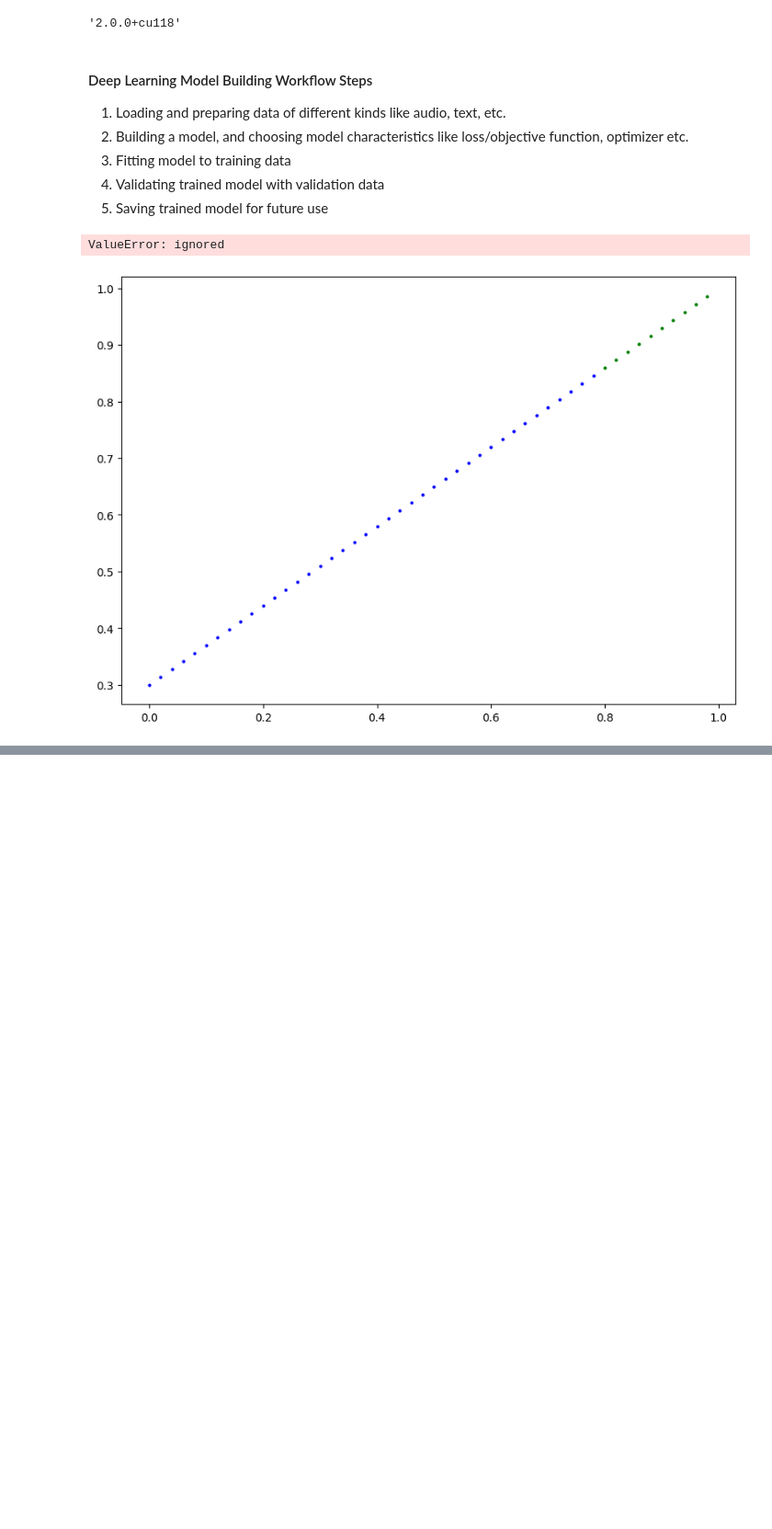
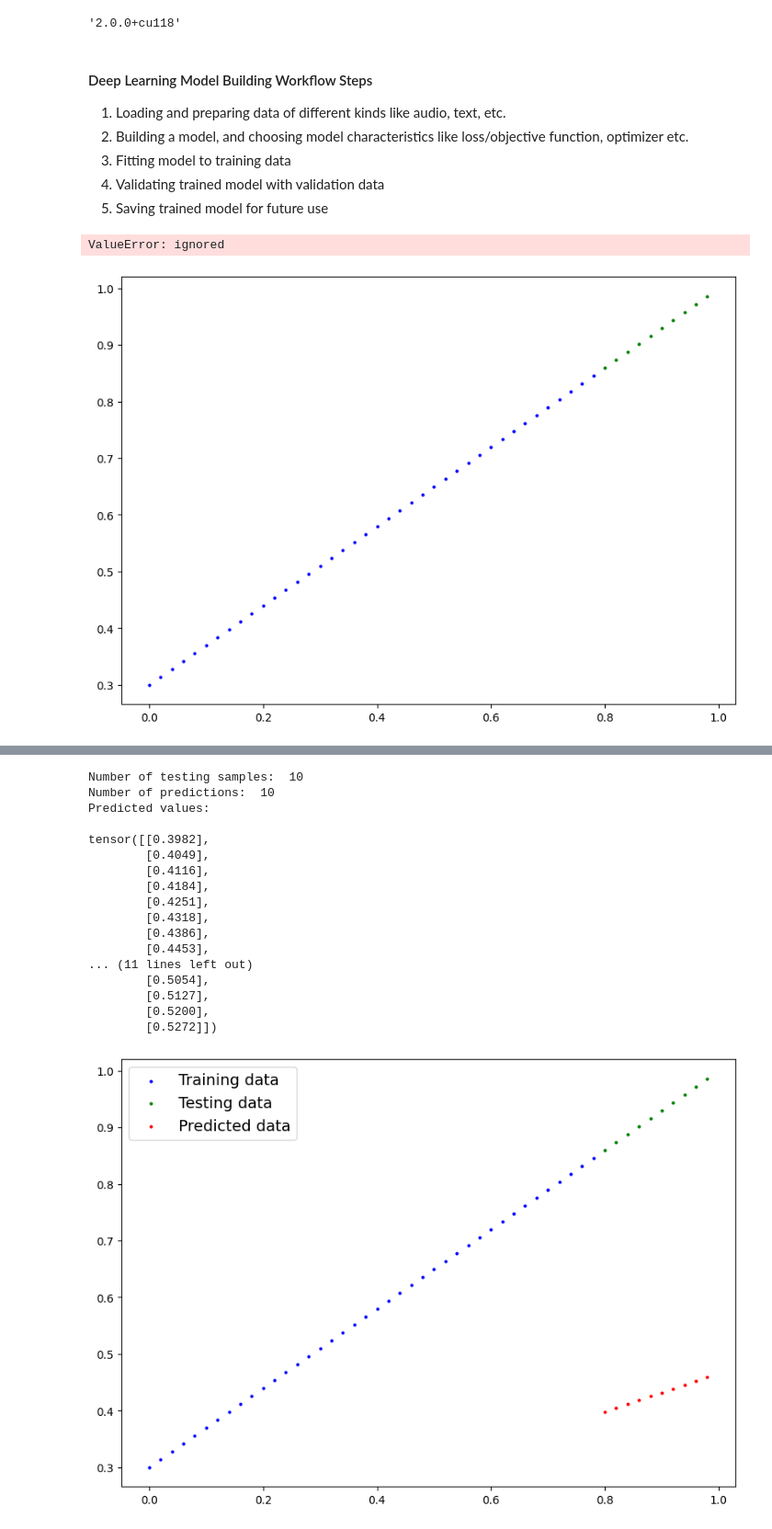
Before and after one commit to akshayavb99/pytorch-examples, a Jupyter notebook: zero-to-mastery-pytorch/01_pytorch_workflow_fundamentals.ipynb, the cells around one changed output, grey strips where cells are left out. Shown at 92% size. Drawn from its saved outputs; the diff is of its cells as text; code cells hidden in the pictures; blank space fills up the shorter version.

```diff
--- a/zero-to-mastery-pytorch/01_pytorch_workflow_fundamentals.ipynb
+++ b/zero-to-mastery-pytorch/01_pytorch_workflow_fundamentals.ipynb
@@ -46,8 +46,8 @@ def splitTrainingData(X, y):
   return (X_train,y_train),(X_test,y_test)
 
 #Visualizing predictions made on X_test and comparing with y_test
-def plot_preds(train_data=X_train, train_labels=y_train, test_data=X_test,
-               test_labels=y_test, predictions=None):
+def plot_preds(train_data, train_labels, test_data,
+               test_labels, predictions=None):
   plt.figure(figsize=(10,7))
 
   #Plot training data
@@ -76,0 +73,10 @@ ValueError: ignored
+# %%
+#Creating LinearRegression model class
+class LinearRegressionModel(nn.Module):
+  def __init__(self):
+    super().__init__()
+    self.weights = nn.Parameter(torch.randn(1,dtype=torch.float),requires_grad=True)
+    self.bias = nn.Parameter(torch.randn(1, dtype=torch.float), requires_grad=True)
+
+  def forward(self, x: torch.Tensor) -> torch.Tensor:
+    return self.weights * x + self.bias
@@ -76,0 +93,11 @@ ValueError: ignored
+# %%
+torch.manual_seed(42)
+
+model = LinearRegressionModel()
+
+print('Available Initialized Model Parameters:\n')
+print(list(model.parameters()))
+print()
+print('The current state of the model (parameters):\n')
+print(model.state_dict())
+print()
@@ -76,0 +114,36 @@ ValueError: ignored
+# %%
+#Making predictions with model
+with torch.inference_mode():
+  #In older PyTorch, this could be written as with torch.no_grad(), essentially means make predictions without recalculating parameters
+  y_preds = model(X_test)
+
+print("Number of testing samples: ", len(X_test))
+print("Number of predictions: ", len(y_preds))
+print("Predicted values:\n")
+print(y_preds)
+print()
+
+plot_preds(X_train, y_train, X_test, y_test, y_preds)
+
+print("Difference between true test values and predicted values:\n")
+print(y_test-y_preds)
+print()
+# %% [output]
+Number of testing samples:  10
+Number of predictions:  10
+Predicted values:
+
+tensor([[0.3982],
+        [0.4049],
+        [0.4116],
+        [0.4184],
+        [0.4251],
+        [0.4318],
+        [0.4386],
+        [0.4453],
+... (11 lines left out)
+        [0.5054],
+        [0.5127],
+        [0.5200],
+        [0.5272]])
+[figure, added]
```
Also changed, not shown: parts of 5 cells of this notebook.
